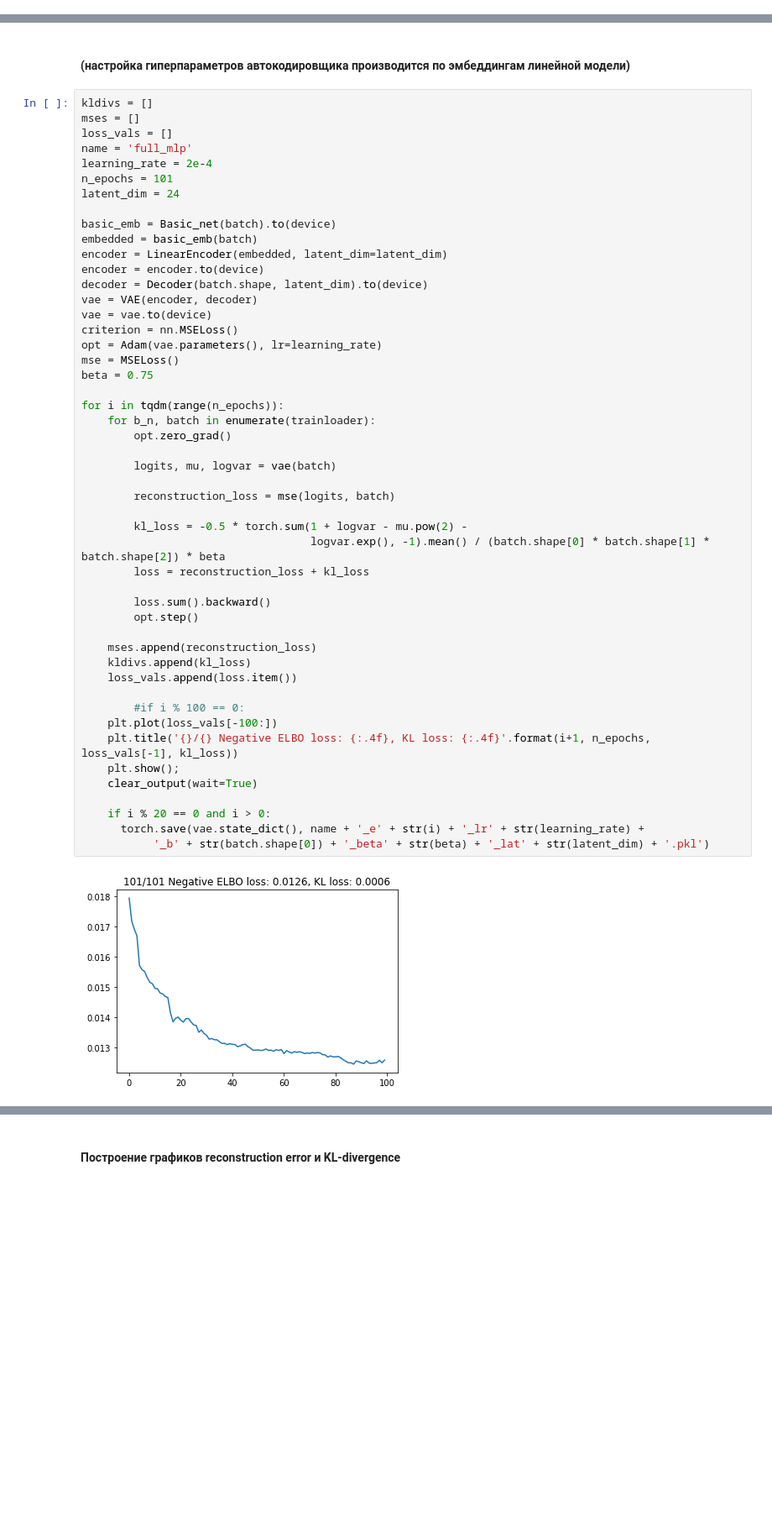
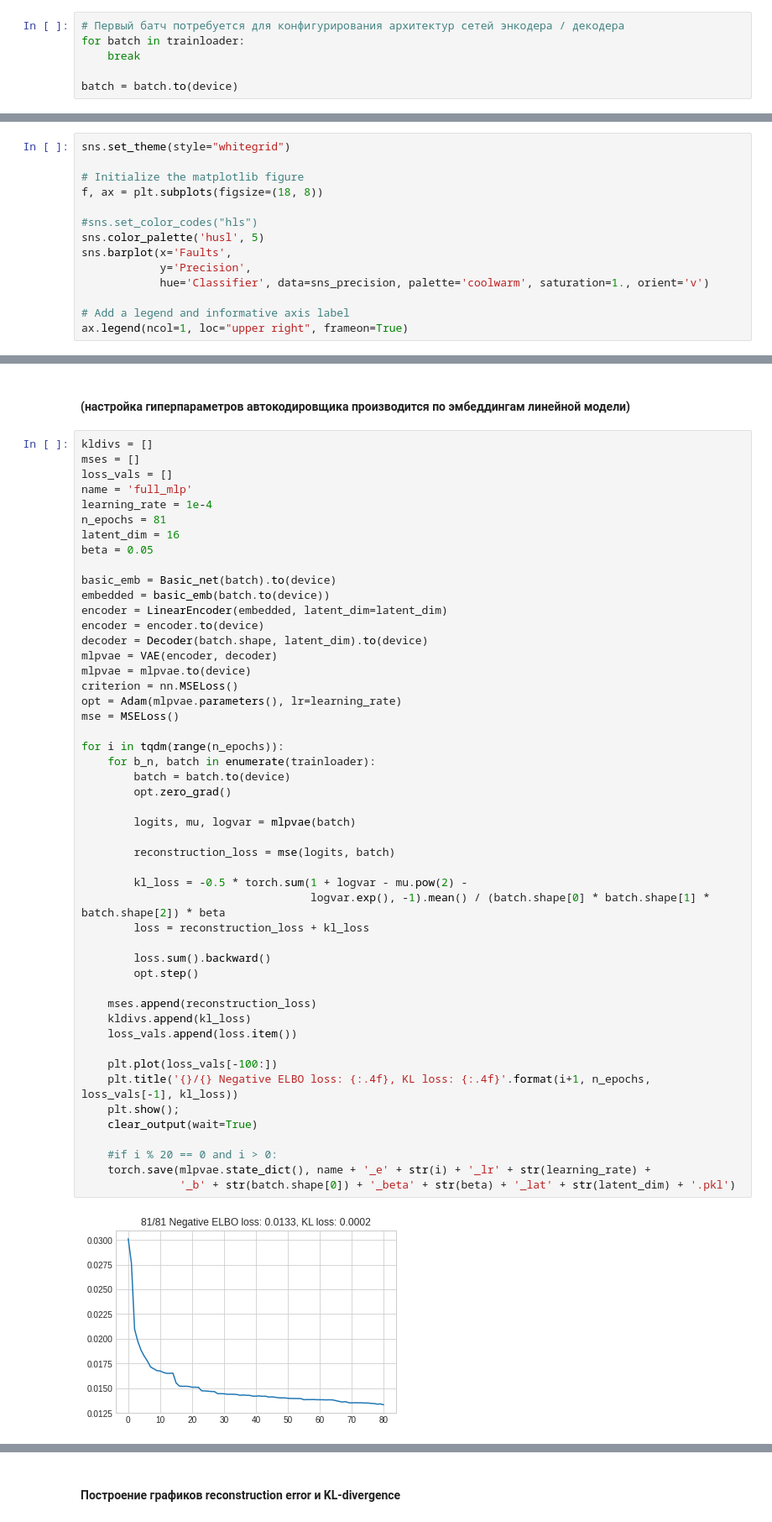
Before and after one commit to AlexShevchuk7/MADE, a Jupyter notebook: Diploma/Modelling_MLP_TCN_TRANSFORMER.ipynb, the cells around one changed output, grey strips where cells are left out. Shown at 84% size. Cells and saved outputs as stored; diff of their text form; blank space fills up the shorter version.

```diff
--- a/Diploma/Modelling_MLP_TCN_TRANSFORMER.ipynb
+++ b/Diploma/Modelling_MLP_TCN_TRANSFORMER.ipynb
@@ -470,0 +487,6 @@ for i in tqdm(range(n_epochs)):
+# %%
+# Первый батч потребуется для конфигурирования архитектур сетей энкодера / декодера
+for batch in trainloader:
+    break
+
+batch = batch.to(device)
@@ -470,0 +647,14 @@ for i in tqdm(range(n_epochs)):
+# %%
+sns.set_theme(style="whitegrid")
+
+# Initialize the matplotlib figure
+f, ax = plt.subplots(figsize=(18, 8))
+
+#sns.set_color_codes("hls")
+sns.color_palette('husl', 5)
+sns.barplot(x='Faults',
+            y='Precision',
+            hue='Classifier', data=sns_precision, palette='coolwarm', saturation=1., orient='v')
+
+# Add a legend and informative axis label
+ax.legend(ncol=1, loc="upper right", frameon=True)
@@ -477,49 +677,49 @@ kldivs = []
 mses = []
 loss_vals = []
 name = 'full_mlp'
-learning_rate = 2e-4
-n_epochs = 101
-latent_dim = 24
+learning_rate = 1e-4
+n_epochs = 81
+latent_dim = 16
+beta = 0.05
 
 basic_emb = Basic_net(batch).to(device)
-embedded = basic_emb(batch)
+embedded = basic_emb(batch.to(device))
 encoder = LinearEncoder(embedded, latent_dim=latent_dim)
 encoder = encoder.to(device)
 decoder = Decoder(batch.shape, latent_dim).to(device)
-vae = VAE(encoder, decoder)
-vae = vae.to(device)
+mlpvae = VAE(encoder, decoder)
+mlpvae = mlpvae.to(device)
 criterion = nn.MSELoss()
-opt = Adam(vae.parameters(), lr=learning_rate)
+opt = Adam(mlpvae.parameters(), lr=learning_rate)
 mse = MSELoss()
-beta = 0.75
 
 for i in tqdm(range(n_epochs)):
     for b_n, batch in enumerate(trainloader):
+        batch = batch.to(device)
         opt.zero_grad()
 
-        logits, mu, logvar = vae(batch)
+        logits, mu, logvar = mlpvae(batch)
 
         reconstruction_loss = mse(logits, batch)
 
         kl_loss = -0.5 * torch.sum(1 + logvar - mu.pow(2) -
                                    logvar.exp(), -1).mean() / (batch.shape[0] * batch.shape[1] * batch.shape[2]) * beta
         loss = reconstruction_loss + kl_loss
 
         loss.sum().backward()
         opt.step()
 
     mses.append(reconstruction_loss)
     kldivs.append(kl_loss)
     loss_vals.append(loss.item())
 
-        #if i % 100 == 0:
     plt.plot(loss_vals[-100:])
     plt.title('{}/{} Negative ELBO loss: {:.4f}, KL loss: {:.4f}'.format(i+1, n_epochs, loss_vals[-1], kl_loss))
     plt.show();
     clear_output(wait=True)
 
-    if i % 20 == 0 and i > 0:
-      torch.save(vae.state_dict(), name + '_e' + str(i) + '_lr' + str(learning_rate) +
-           '_b' + str(batch.shape[0]) + '_beta' + str(beta) + '_lat' + str(latent_dim) + '.pkl')
+    #if i % 20 == 0 and i > 0:
+    torch.save(mlpvae.state_dict(), name + '_e' + str(i) + '_lr' + str(learning_rate) +
+               '_b' + str(batch.shape[0]) + '_beta' + str(beta) + '_lat' + str(latent_dim) + '.pkl')
 # %% [output]
-[figure, old version]
+[figure, new version]
```
Also changed, not shown: parts of 118 cells of this notebook.
